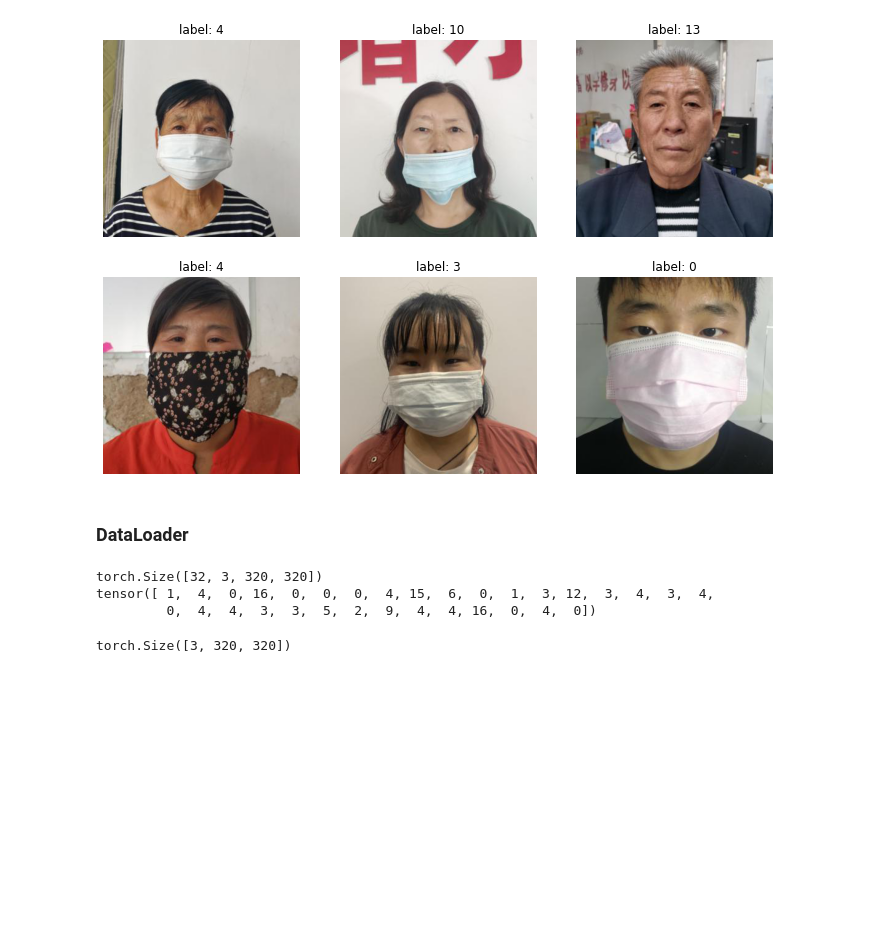
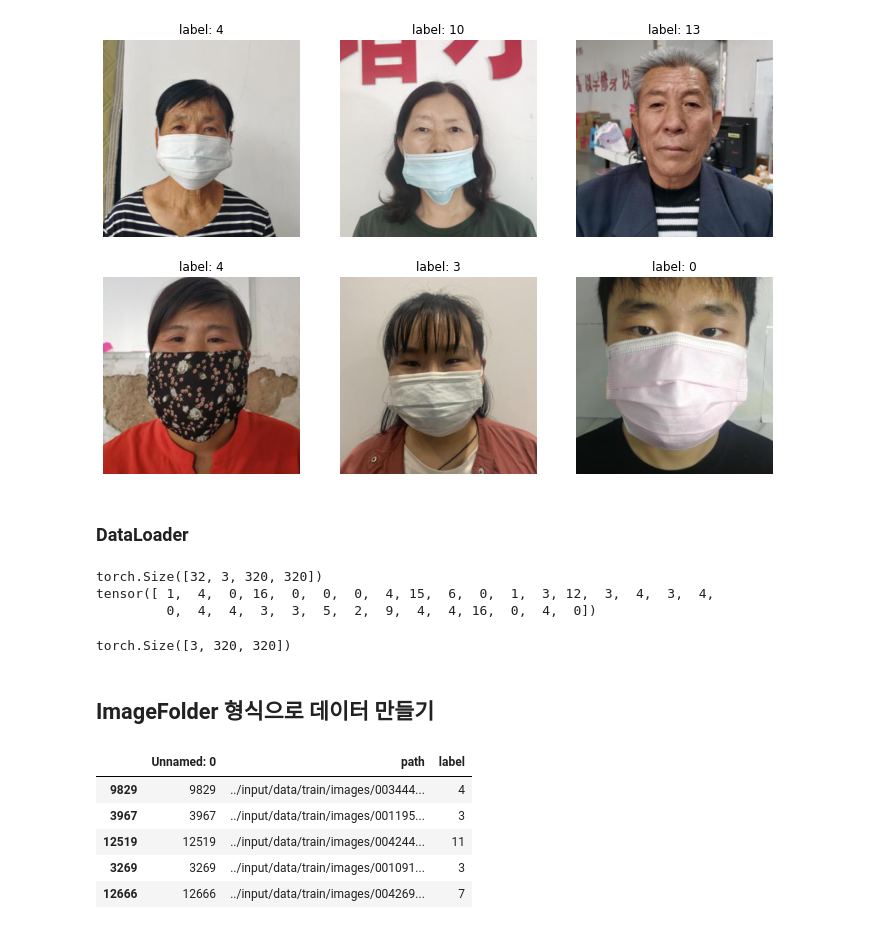
Before and after one commit to baekkr95/Boostcamp_AI_Tech, a Jupyter notebook: Level1/6. Image Classification/CustomDataset.ipynb, the cells around one changed output. Drawn from its saved outputs; the diff is of its cells as text; code cells hidden in the pictures; blank space fills up the shorter version.

Commit message:
image classification

```diff
--- a/Level1/6. Image Classification/CustomDataset.ipynb
+++ b/Level1/6. Image Classification/CustomDataset.ipynb
@@ -173,3 +168,15 @@ tensor([ 1,  4,  0, 16,  0,  0,  0,  4, 15,  6,  0,  1,  3, 12,  3,  4,  3,  4,
 first_batch[0][0].shape
 # %% [output]
 torch.Size([3, 320, 320])
+# %% [markdown]
+## ImageFolder 형식으로 데이터 만들기
+# %%
+df = pd.read_csv('train_label.csv')
+df.sample(5)
+# %% [output]
+|  | Unnamed: 0 | path | label |
+| 9829 | 9829 | ../input/data/train/images/003444... | 4 |
+| 3967 | 3967 | ../input/data/train/images/001195... | 3 |
+| 12519 | 12519 | ../input/data/train/images/004244... | 11 |
+| 3269 | 3269 | ../input/data/train/images/001091... | 3 |
+| 12666 | 12666 | ../input/data/train/images/004269... | 7 |
```
Also changed, not shown: parts of 3 cells of this notebook.
